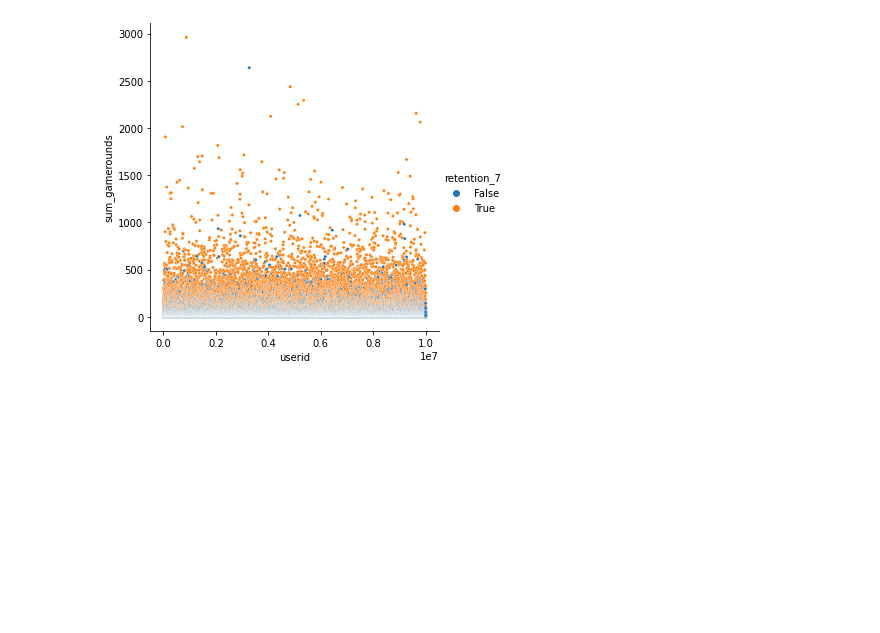
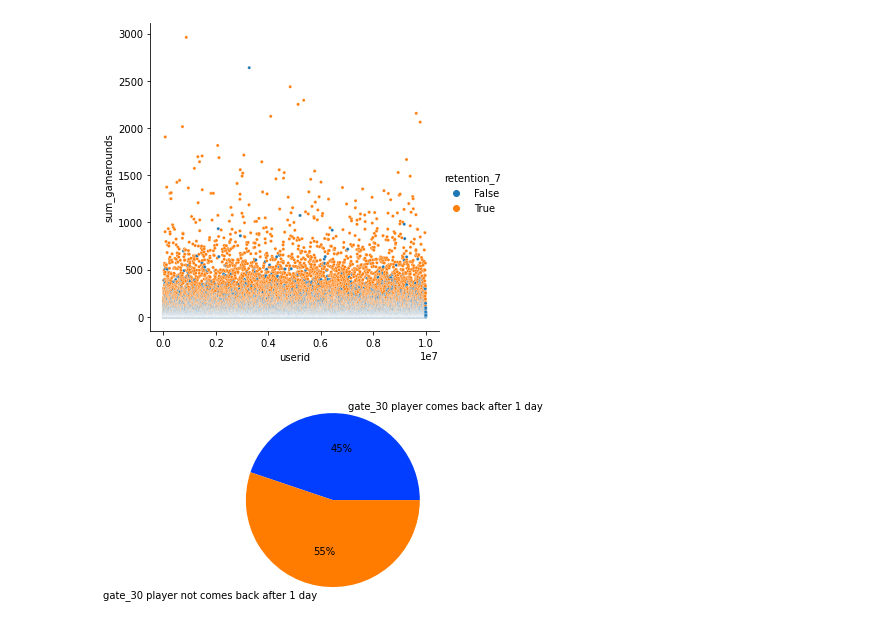
Before and after one commit to AsiMrz/AB-Testing, a Jupyter notebook: data_story.ipynb, the cells around one changed output. Saved outputs shown, nothing was run; the diff lists cells and outputs as text; code cells hidden in the pictures; blank space fills up the shorter version.

```diff
--- a/data_story.ipynb
+++ b/data_story.ipynb
@@ -223,3 +223,21 @@ sns.relplot(
 # %% [output]
 <seaborn.axisgrid.FacetGrid at 0x...>
 [figure]
+# %%
+#percentage of gate_30 players comes back after 1 day or not
+
+#define data
+a = len(df[(df.version == "gate_30") & (df.retention_1 == True)])/len(df[(df.version == "gate_30")])*100
+b = len(df[(df.version == "gate_30") & (df.retention_1 == False )])/len(df[(df.version == "gate_30")])*100
+
+data = [a, b]
+labels = ['gate_30 player comes back after 1 day', 'gate_30 player not comes back after 1 day']
+
+#define Seaborn color palette to use
+colors = sns.color_palette('bright')[0:5]
+
+#create pie chart
+plt.pie(data, labels = labels, colors = colors, autopct='%.0f%%')
+plt.show()
+# %% [output]
+[figure, added]
```
Also changed, not shown: parts of 5 cells of this notebook.
